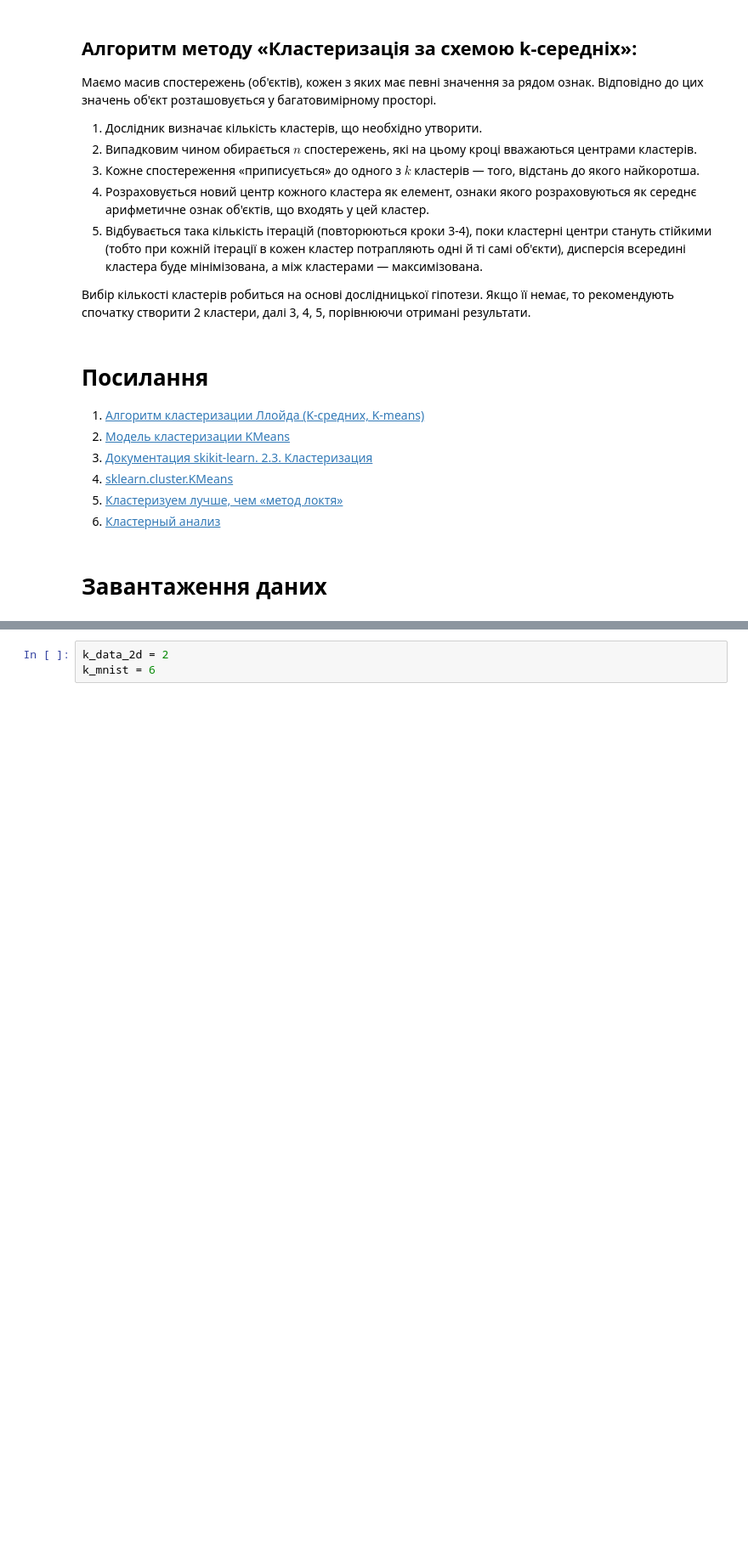
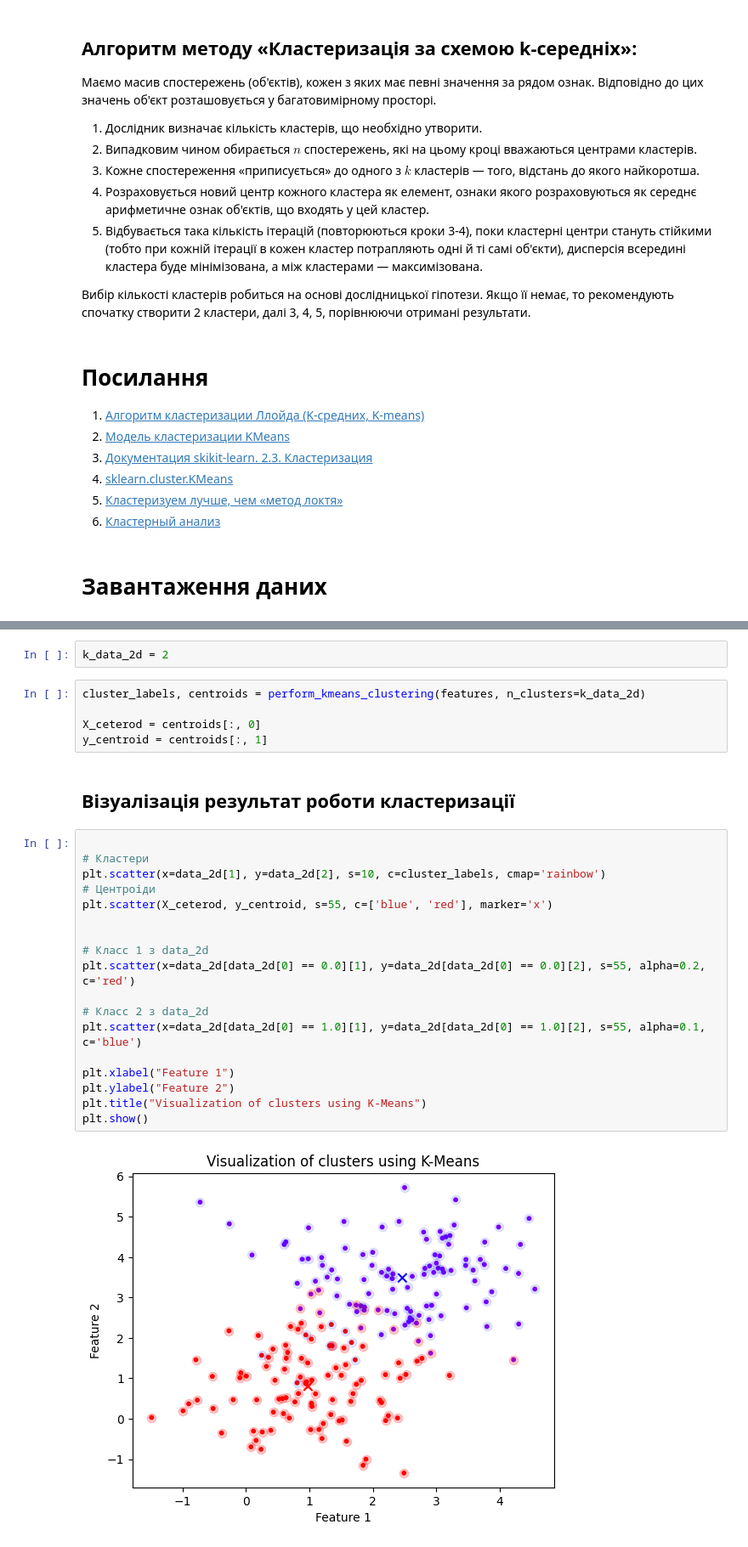
Before and after one commit to sergiokapone/DataScience, a Jupyter notebook: Hw6/Hw6.ipynb, the cells around one changed output, grey strips where cells are left out. Shown at 85% size. Drawn from its saved outputs; the diff is of its cells as text; blank space fills up the shorter version.

```diff
--- a/Hw6/Hw6.ipynb
+++ b/Hw6/Hw6.ipynb
@@ -122,3 +151,29 @@ find_optimal_clusters(mnist, max_clusters=20)
 # %%
 k_data_2d = 2
-k_mnist = 6
+# %%
+cluster_labels, centroids = perform_kmeans_clustering(features, n_clusters=k_data_2d)
+
+X_ceterod = centroids[:, 0]
+y_centroid = centroids[:, 1]
+# %% [markdown]
+## Візуалізація результат роботи кластеризації
+# %%
+
+# Кластери
+plt.scatter(x=data_2d[1], y=data_2d[2], s=10, c=cluster_labels, cmap='rainbow')
+# Центроіди
+plt.scatter(X_ceterod, y_centroid, s=55, c=['blue', 'red'], marker='x')
+
+
+# Класс 1 з data_2d
+plt.scatter(x=data_2d[data_2d[0] == 0.0][1], y=data_2d[data_2d[0] == 0.0][2], s=55, alpha=0.2, c='red')
+
+# Класс 2 з data_2d
+plt.scatter(x=data_2d[data_2d[0] == 1.0][1], y=data_2d[data_2d[0] == 1.0][2], s=55, alpha=0.1, c='blue')
+
+plt.xlabel("Feature 1")
+plt.ylabel("Feature 2")
+plt.title("Visualization of clusters using K-Means")
+plt.show()
+# %% [output]
+[figure, added]
```
Also changed, not shown: parts of 17 cells of this notebook.
